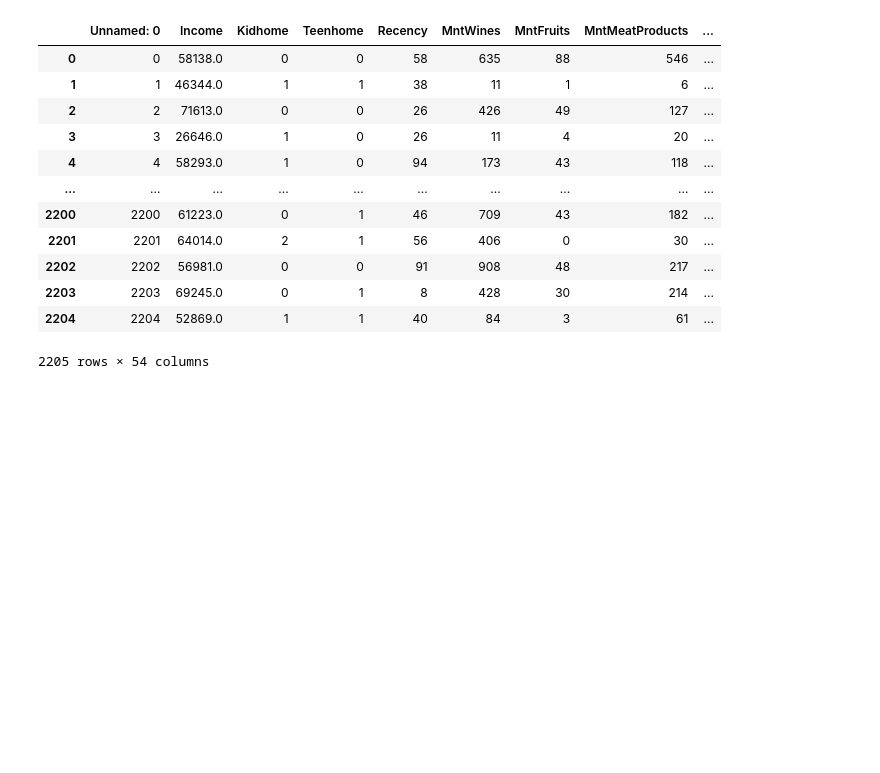
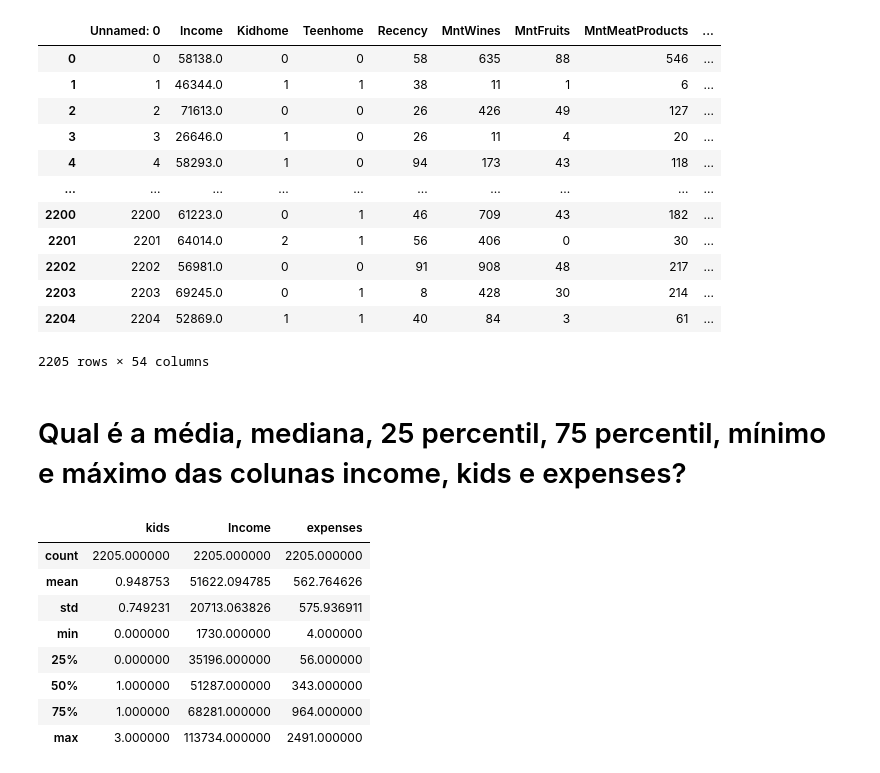
Before and after one commit to naticost/estatistica_descritiva, a Jupyter notebook: atividade.ipynb, the cells around one changed output. Drawn from its saved outputs; the diff is of its cells as text; code cells hidden in the pictures; blank space fills up the shorter version.

```diff
--- a/atividade.ipynb
+++ b/atividade.ipynb
@@ -205,3 +205,17 @@ df
 | 2203 | 2203 | 69245.0 | 0 | 1 | 8 | 428 | 30 | 214 | ... |
 | 2204 | 2204 | 52869.0 | 1 | 1 | 40 | 84 | 3 | 61 | ... |
 2205 rows × 54 columns
+# %% [markdown]
+# Qual é a média, mediana, 25 percentil, 75 percentil, mínimo e máximo das colunas income, kids e expenses?
+# %%
+df[['kids','Income', "expenses"]].describe()
+# %% [output]
+|  | kids | Income | expenses |
+| count | 2205.000000 | 2205.000000 | 2205.000000 |
+| mean | 0.948753 | 51622.094785 | 562.764626 |
+| std | 0.749231 | 20713.063826 | 575.936911 |
+| min | 0.000000 | 1730.000000 | 4.000000 |
+| 25% | 0.000000 | 35196.000000 | 56.000000 |
+| 50% | 1.000000 | 51287.000000 | 343.000000 |
+| 75% | 1.000000 | 68281.000000 | 964.000000 |
+| max | 3.000000 | 113734.000000 | 2491.000000 |
```
Also changed, not shown: parts of 4 cells of this notebook.
